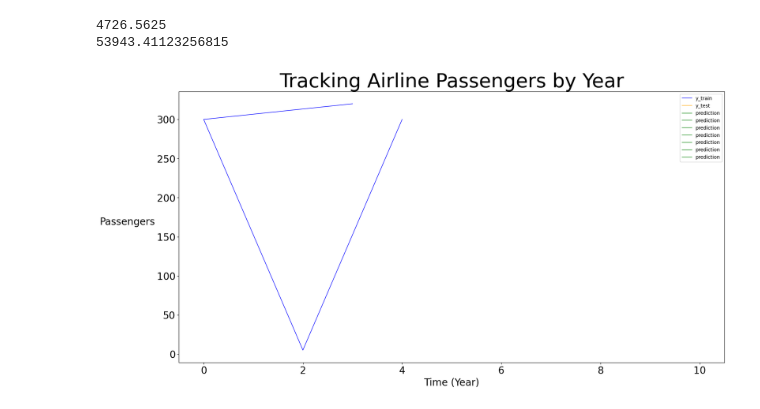
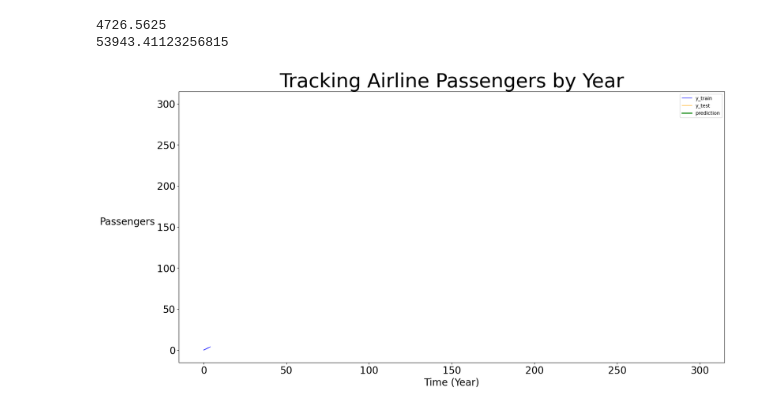
Before and after one commit to ghughes2001/GA-Final_Project, a Jupyter notebook: FINAL-Analyzing-Data-Part-2.ipynb, the cells around one changed output. Saved outputs shown, nothing was run; the diff lists cells and outputs as text; code cells hidden in the pictures.

Commit message:
trying to figure out the visualization for linear regression

```diff
--- a/FINAL-Analyzing-Data-Part-2.ipynb
+++ b/FINAL-Analyzing-Data-Part-2.ipynb
@@ -134,20 +134,20 @@ print(metrics.mean_squared_error(y_test, y_test_pred))
 # %%
 # Plotting our predictions
 # Visual to see what's happening and show class a representation
 fig, ax = plt.subplots(figsize = (20, 10))
 
-ax = plt.plot(y_train, label = "y_train", linewidth = 1, color = "blue");
+ax = plt.plot(y_train.index, X_train.index, label = "y_train", linewidth = 1, color = "blue");
 ax = plt.plot(y_test, label = "y_test", linewidth = 1, color = "orange");
-ax = plt.plot(X_test, y_test_pred, label = "prediction", linewidth = 1, color = "green");
+ax = plt.plot(y_test, y_test_pred, label = "prediction", linewidth = 2, color = "green");
 
 # Graph lables (Title, X-axis, Y-axis)
 plt.title("Tracking Airline Passengers by Year", size = 40);
 plt.xlabel("Time (Year)", size = 20);
 plt.xticks(rotation = 0, size = 20);
 plt.ylabel("Passengers", size = 20, rotation = 0, ha = "right");
 plt.yticks(rotation = 0, size = 20);
 plt.legend()
 
 plt.show()
 # %% [output]
-[figure, old version]
+[figure, new version]
```
